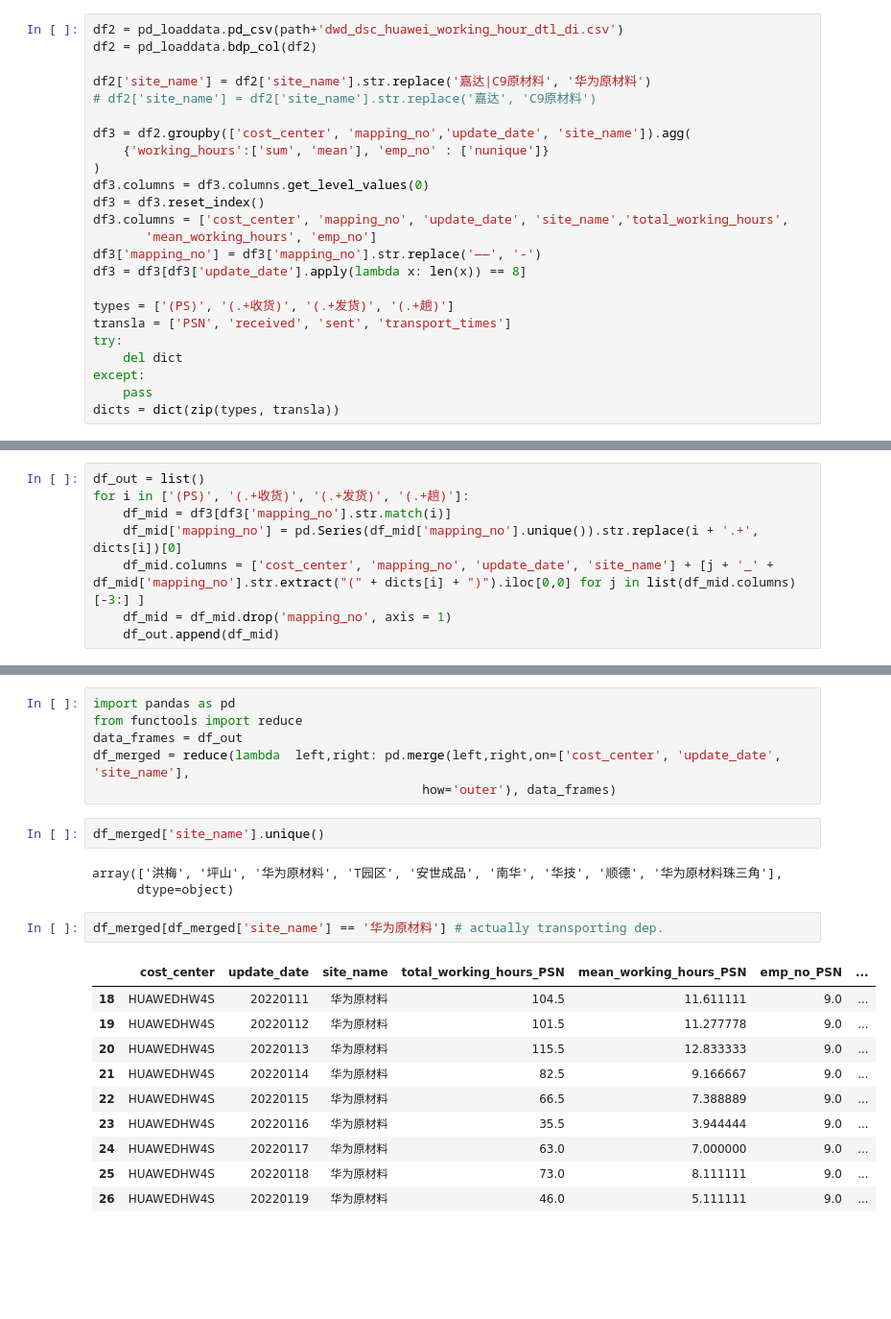
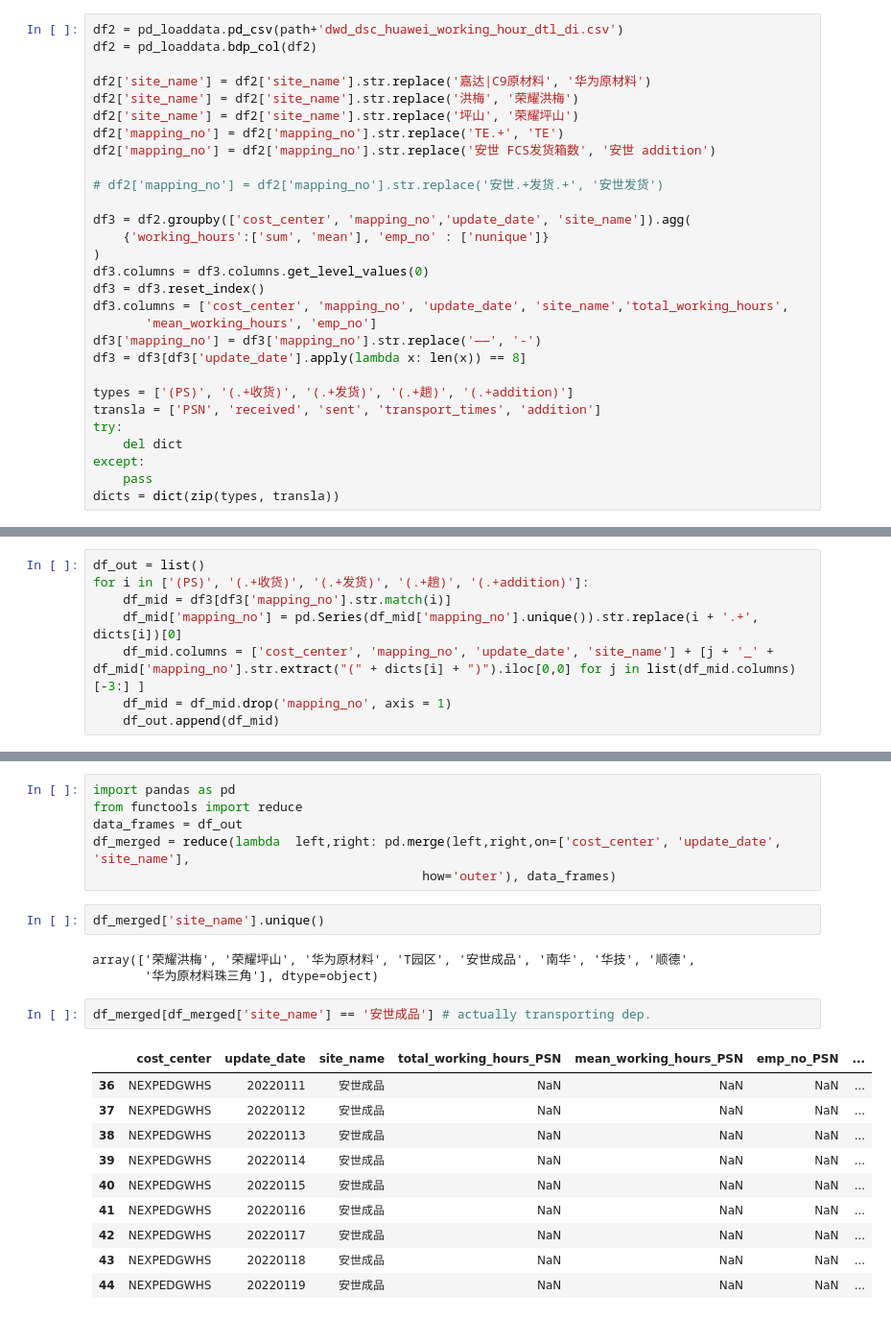
Before and after one commit to fyenne/play11_huawei, a Jupyter notebook: script/huawei.ipynb, the cells around one changed output, grey strips where cells are left out. Shown at 96% size. Drawn from its saved outputs; the diff is of its cells as text; blank space fills up the shorter version.

```diff
--- a/script/huawei.ipynb
+++ b/script/huawei.ipynb
@@ -366,7 +409,12 @@ df2 = pd_loaddata.pd_csv(path+'dwd_dsc_huawei_working_hour_dtl_di.csv')
 df2 = pd_loaddata.bdp_col(df2)
 
 df2['site_name'] = df2['site_name'].str.replace('嘉达|C9原材料', '华为原材料')
-# df2['site_name'] = df2['site_name'].str.replace('嘉达', 'C9原材料')
+df2['site_name'] = df2['site_name'].str.replace('洪梅', '荣耀洪梅')
+df2['site_name'] = df2['site_name'].str.replace('坪山', '荣耀坪山')
+df2['mapping_no'] = df2['mapping_no'].str.replace('TE.+', 'TE')
+df2['mapping_no'] = df2['mapping_no'].str.replace('安世 FCS发货箱数', '安世 addition')
+
+# df2['mapping_no'] = df2['mapping_no'].str.replace('安世.+发货.+', '安世发货')
 
 df3 = df2.groupby(['cost_center', 'mapping_no','update_date', 'site_name']).agg(
     {'working_hours':['sum', 'mean'], 'emp_no' : ['nunique']}
@@ -378,8 +426,8 @@ df3.columns = ['cost_center', 'mapping_no', 'update_date', 'site_name','total_wo
 df3['mapping_no'] = df3['mapping_no'].str.replace('——', '-')
 df3 = df3[df3['update_date'].apply(lambda x: len(x)) == 8]
 
-types = ['(PS)', '(.+收货)', '(.+发货)', '(.+趟)']
-transla = ['PSN', 'received', 'sent', 'transport_times']
+types = ['(PS)', '(.+收货)', '(.+发货)', '(.+趟)', '(.+addition)']
+transla = ['PSN', 'received', 'sent', 'transport_times', 'addition']
 try:
     del dict
 except:
@@ -388,6 +446,6 @@ dicts = dict(zip(types, transla))
 # %%
 df_out = list()
-for i in ['(PS)', '(.+收货)', '(.+发货)', '(.+趟)']:
+for i in ['(PS)', '(.+收货)', '(.+发货)', '(.+趟)', '(.+addition)']:
     df_mid = df3[df3['mapping_no'].str.match(i)]
     df_mid['mapping_no'] = pd.Series(df_mid['mapping_no'].unique()).str.replace(i + '.+', dicts[i])[0]
     df_mid.columns = ['cost_center', 'mapping_no', 'update_date', 'site_name'] + [j + '_' +  df_mid['mapping_no'].str.extract("(" + dicts[i] + ")").iloc[0,0] for j in list(df_mid.columns)[-3:] ]
@@ -407,18 +475,18 @@ df_merged = reduce(lambda  left,right: pd.merge(left,right,on=['cost_center', 'u
 # %%
 df_merged['site_name'].unique()
 # %% [output]
-array(['洪梅', '坪山', '华为原材料', 'T园区', '安世成品', '南华', '华技', '顺德', '华为原材料珠三角'],
-      dtype=object)
+array(['荣耀洪梅', '荣耀坪山', '华为原材料', 'T园区', '安世成品', '南华', '华技', '顺德',
+       '华为原材料珠三角'], dtype=object)
 # %%
-df_merged[df_merged['site_name'] == '华为原材料'] # actually transporting dep.
+df_merged[df_merged['site_name'] == '安世成品'] # actually transporting dep.
 # %% [output]
 |  | cost_center | update_date | site_name | total_working_hours_PSN | mean_working_hours_PSN | emp_no_PSN | ... |
-| 18 | HUAWEDHW4S | 20220111 | 华为原材料 | 104.5 | 11.611111 | 9.0 | ... |
-| 19 | HUAWEDHW4S | 20220112 | 华为原材料 | 101.5 | 11.277778 | 9.0 | ... |
-| 20 | HUAWEDHW4S | 20220113 | 华为原材料 | 115.5 | 12.833333 | 9.0 | ... |
-| 21 | HUAWEDHW4S | 20220114 | 华为原材料 | 82.5 | 9.166667 | 9.0 | ... |
-| 22 | HUAWEDHW4S | 20220115 | 华为原材料 | 66.5 | 7.388889 | 9.0 | ... |
-| 23 | HUAWEDHW4S | 20220116 | 华为原材料 | 35.5 | 3.944444 | 9.0 | ... |
-| 24 | HUAWEDHW4S | 20220117 | 华为原材料 | 63.0 | 7.000000 | 9.0 | ... |
-| 25 | HUAWEDHW4S | 20220118 | 华为原材料 | 73.0 | 8.111111 | 9.0 | ... |
-| 26 | HUAWEDHW4S | 20220119 | 华为原材料 | 46.0 | 5.111111 | 9.0 | ... |
+| 36 | NEXPEDGWHS | 20220111 | 安世成品 | NaN | NaN | NaN | ... |
+| 37 | NEXPEDGWHS | 20220112 | 安世成品 | NaN | NaN | NaN | ... |
+| 38 | NEXPEDGWHS | 20220113 | 安世成品 | NaN | NaN | NaN | ... |
+| 39 | NEXPEDGWHS | 20220114 | 安世成品 | NaN | NaN | NaN | ... |
+| 40 | NEXPEDGWHS | 20220115 | 安世成品 | NaN | NaN | NaN | ... |
+| 41 | NEXPEDGWHS | 20220116 | 安世成品 | NaN | NaN | NaN | ... |
+| 42 | NEXPEDGWHS | 20220117 | 安世成品 | NaN | NaN | NaN | ... |
+| 43 | NEXPEDGWHS | 20220118 | 安世成品 | NaN | NaN | NaN | ... |
+| 44 | NEXPEDGWHS | 20220119 | 安世成品 | NaN | NaN | NaN | ... |
```
Also changed, not shown: parts of 15 cells of this notebook, 3 other files.
